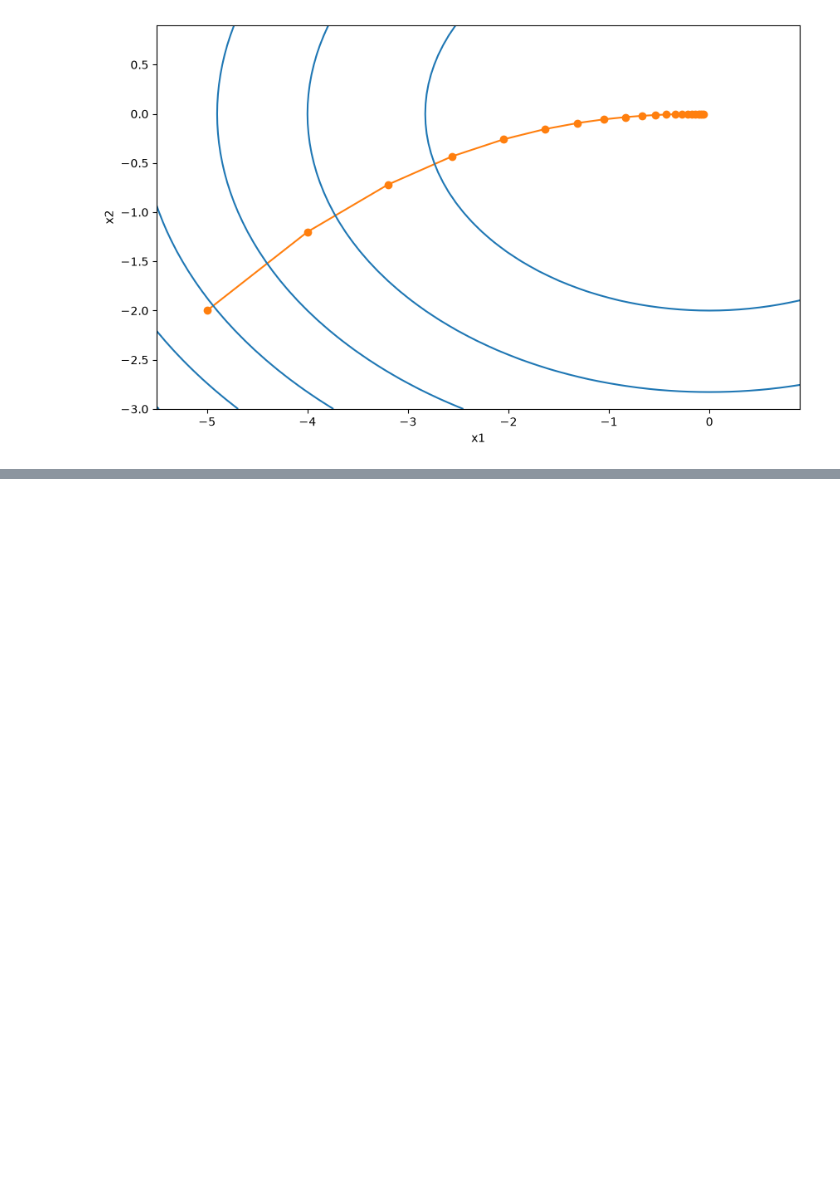
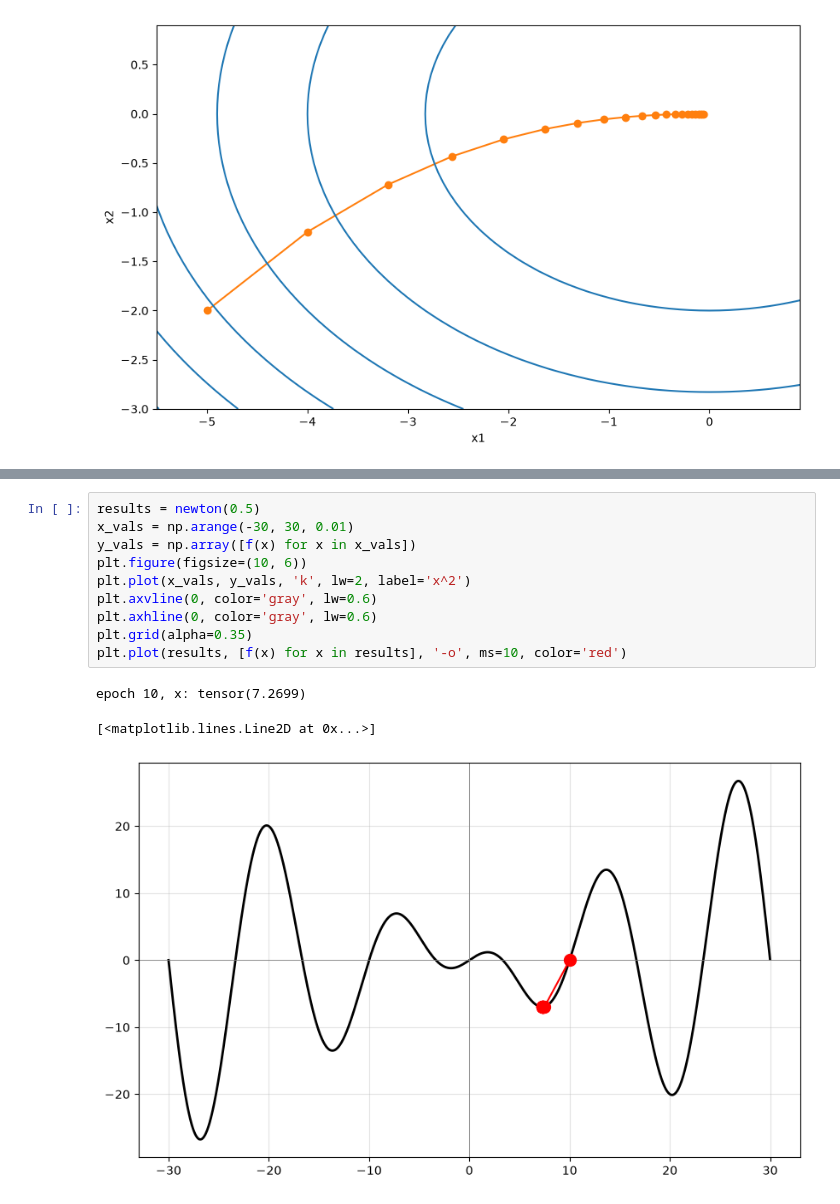
Before and after one commit to M4rselo/dl-forge, a Jupyter notebook: notebooks/12_3_Gradient_Descent.ipynb, the cells around one changed output, grey strips where cells are left out. Cells and saved outputs as stored; diff of their text form; blank space fills up the shorter version.

```diff
--- a/notebooks/12_3_Gradient_Descent.ipynb
+++ b/notebooks/12_3_Gradient_Descent.ipynb
@@ -196,0 +260,14 @@ epoch 20, x1: -0.057646, x2: -0.000073
+# %%
+results = newton(0.5)
+x_vals = np.arange(-30, 30, 0.01)
+y_vals = np.array([f(x) for x in x_vals])
+plt.figure(figsize=(10, 6))
+plt.plot(x_vals, y_vals, 'k', lw=2, label='x^2')
+plt.axvline(0, color='gray', lw=0.6)
+plt.axhline(0, color='gray', lw=0.6)
+plt.grid(alpha=0.35)
+plt.plot(results, [f(x) for x in results], '-o', ms=10, color='red')
+# %% [output]
+epoch 10, x: tensor(7.2699)
+[<matplotlib.lines.Line2D at 0x...>]
+[figure, added]
```
Also changed, not shown: parts of 3 cells of this notebook.
